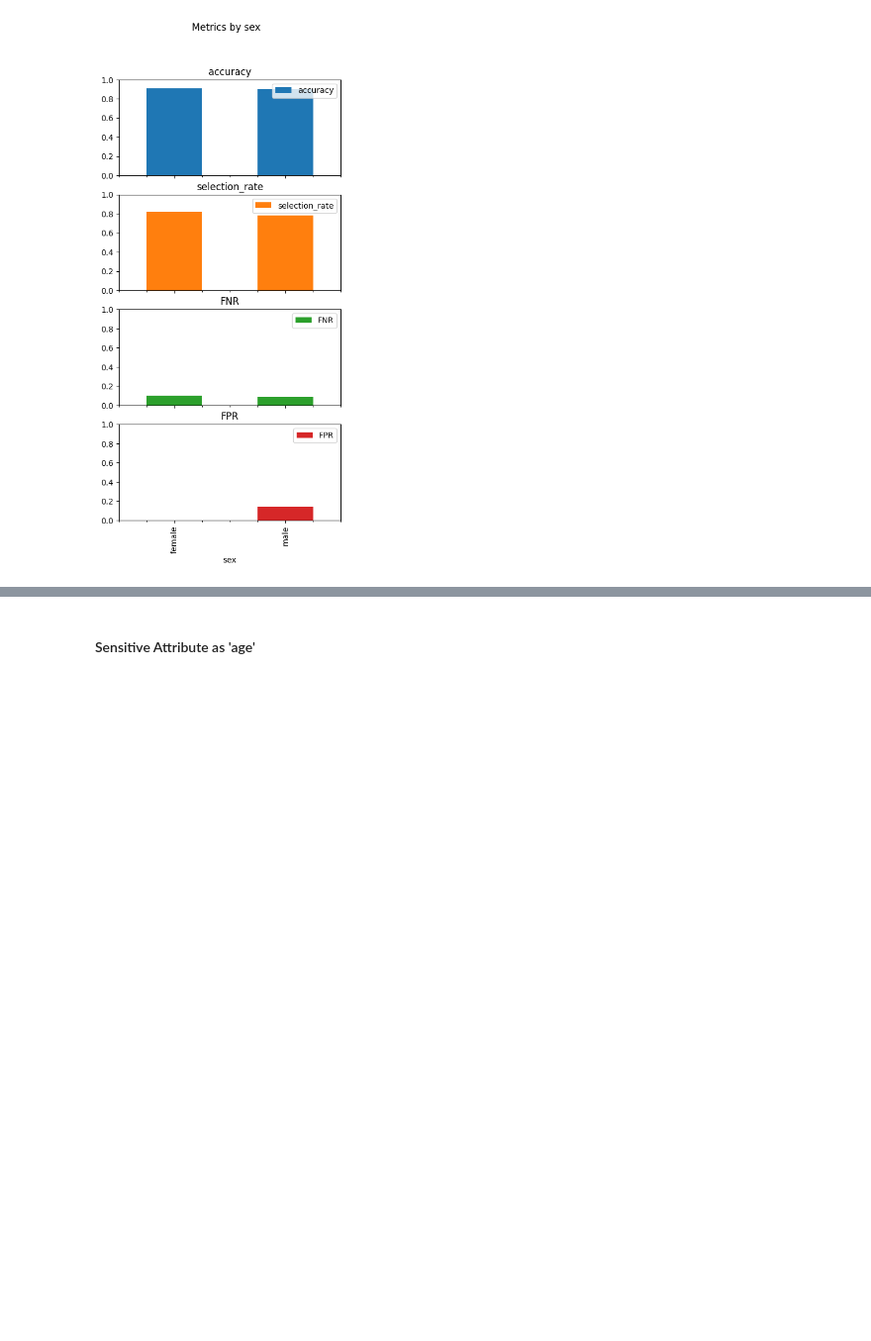
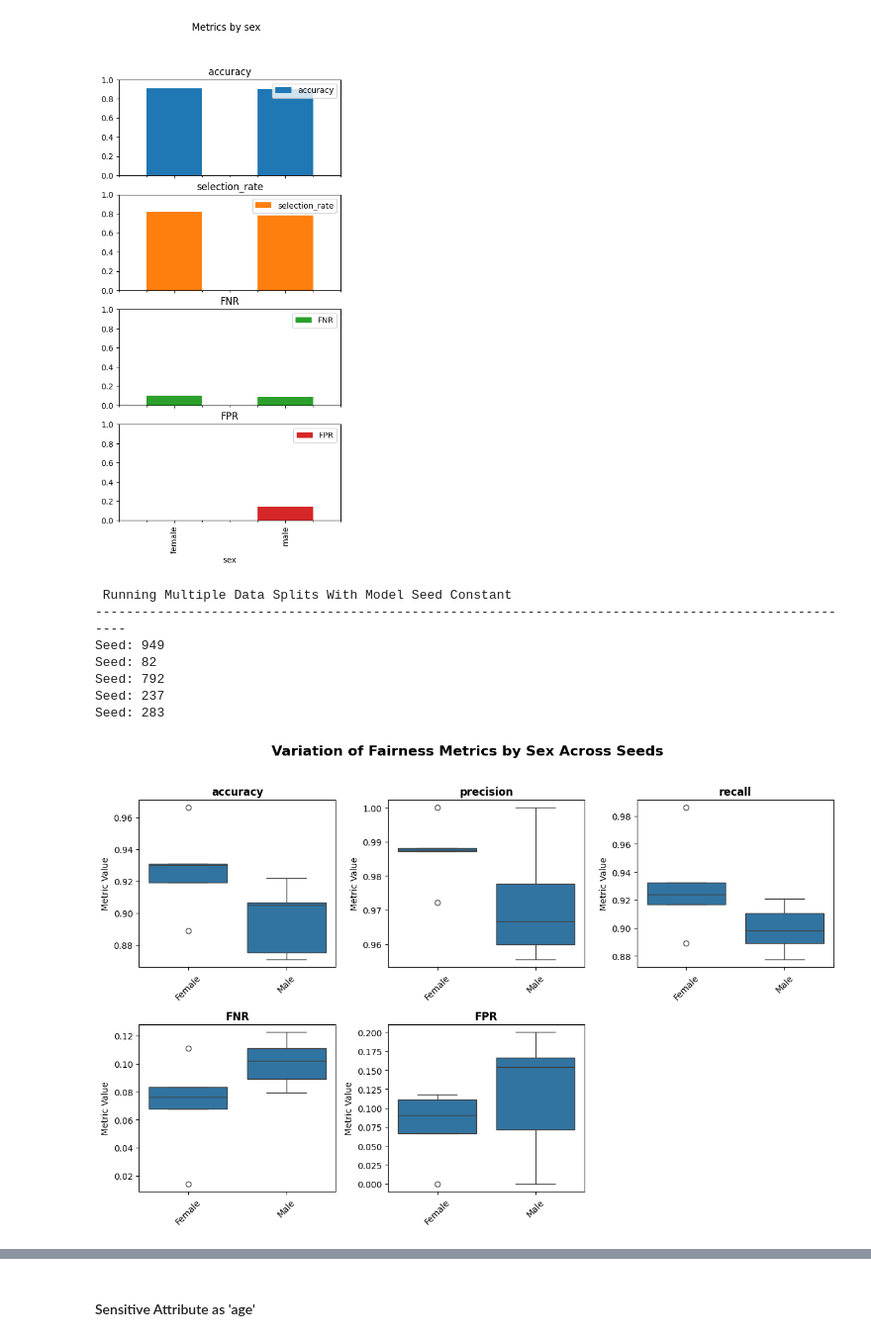
Before and after one commit to Yahtze/CS-9223-RAI-Project, a Jupyter notebook: ads_audit.ipynb, the cells around one changed output, grey strips where cells are left out. Shown at 99% size. Cells and saved outputs as stored; diff of their text form; code cells hidden in the pictures; blank space fills up the shorter version.

Commit message:
Stability Analysis for Binary Features

```diff
--- a/draft_report.ipynb
+++ b/ads_audit.ipynb
@@ -595,0 +625,34 @@ def fairness_report(sensitive, feature_name=None, group_labels=None):
+# %%
+#@markdown Functions for Fairness Metrics
+# metrics for metricframe
+from sklearn.metrics import accuracy_score, precision_score, recall_score
+from fairlearn.metrics import (demographic_parity_difference, demographic_parity_ratio,
+                               selection_rate_difference, false_negative_rate_difference,
+                               false_positive_rate_difference, equalized_odds_ratio,
+                               false_negative_rate, false_positive_rate)
+
+metrics = {'accuracy': accuracy_score,
+           'precision': precision_score,
+           'recall': recall_score,
+           'FNR': false_negative_rate,
+           'FPR': false_positive_rate,
+           }
+
+# fairness metric funciton as dataframe
+def fairness_metrics(y_test, y_pred, sensitive_feature):
+  fnr_diff = false_negative_rate_difference(y_test, y_pred, sensitive_features=sensitive_feature)
+  fpr_diff = false_positive_rate_difference(y_test, y_pred, sensitive_features=sensitive_feature)
+  demo_parity_ratio = demographic_parity_ratio(y_test, y_pred, sensitive_features=sensitive_feature)
+  equal_odds_ratio = equalized_odds_ratio(y_test, y_pred, sensitive_features=sensitive_feature)
+  selec_rate_diff = selection_rate_difference(y_test, y_pred, sensitive_features=sensitive_feature)
+
+  data = {'fnr_diff': [fnr_diff],
+          'fpr_diff': [fpr_diff],
+          'demo_parity_ratio': [demo_parity_ratio],
+          'equal_odds_ratio': [equal_odds_ratio],
+          'selec_rate_diff': [selec_rate_diff]
+          }
+
+  df = pd.DataFrame(data)
+
+  return df
@@ -606,3 +871,20 @@ Demographic parity ratio: 0.9516
 female selection rate: 0.8202
 male selection rate: 0.7805
 [figure]
+# %%
+results_fairness_sex, results_diff_sex = stability_pipeline(seeds, "sex")
+fig2, axes2 = plot_fairness_variation(
+    results_fairness_sex,
+    sensitive_feature_name='sex',
+    group_mapping={0: 'Female', 1: 'Male'}  # Adjust based on your encoding
+)
+plt.show()
+# %% [output]
+ Running Multiple Data Splits With Model Seed Constant
+----------------------------------------------------------------------------------------------------
+Seed: 949
+Seed: 82
+Seed: 792
+Seed: 237
+Seed: 283
+[figure, added]
```
Also changed, not shown: parts of 16 cells of this notebook.
